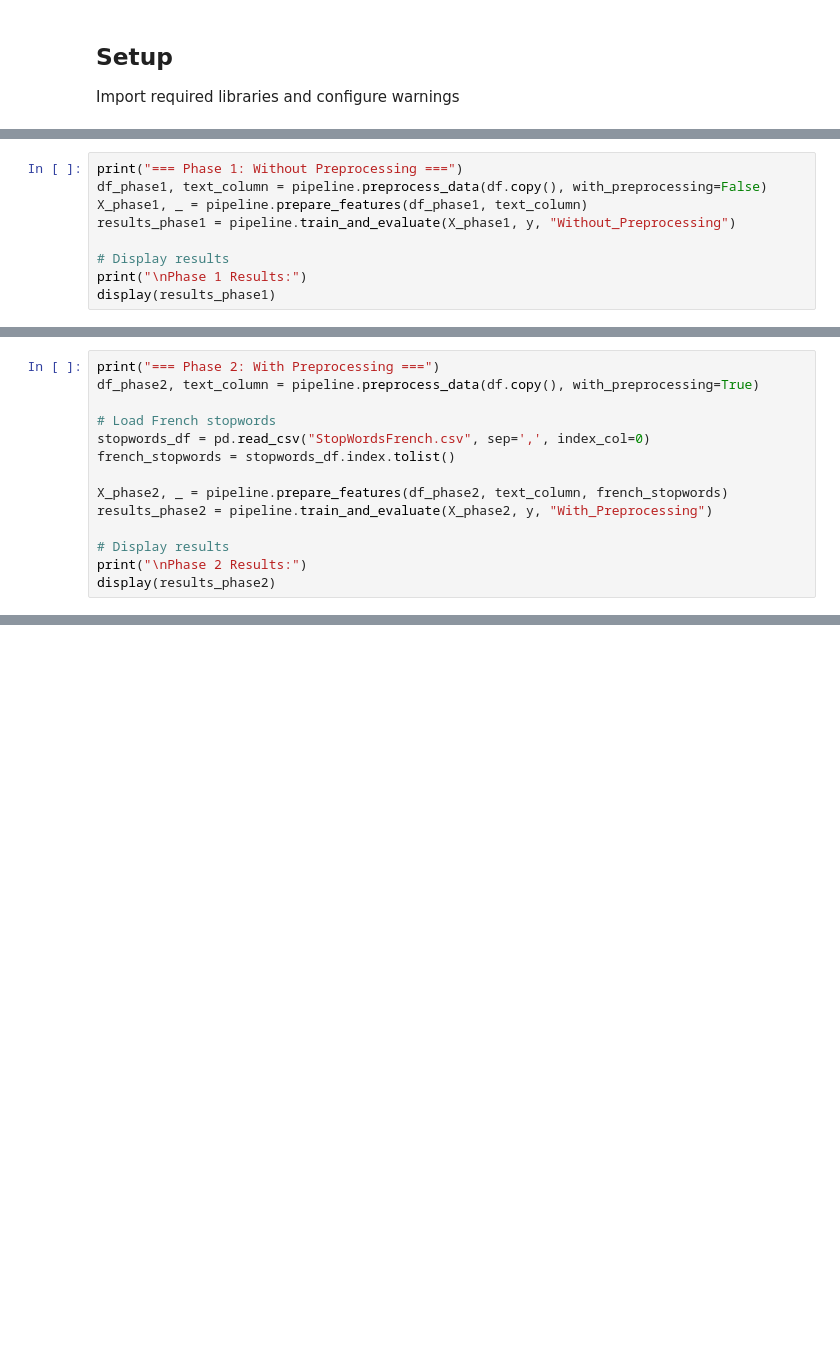
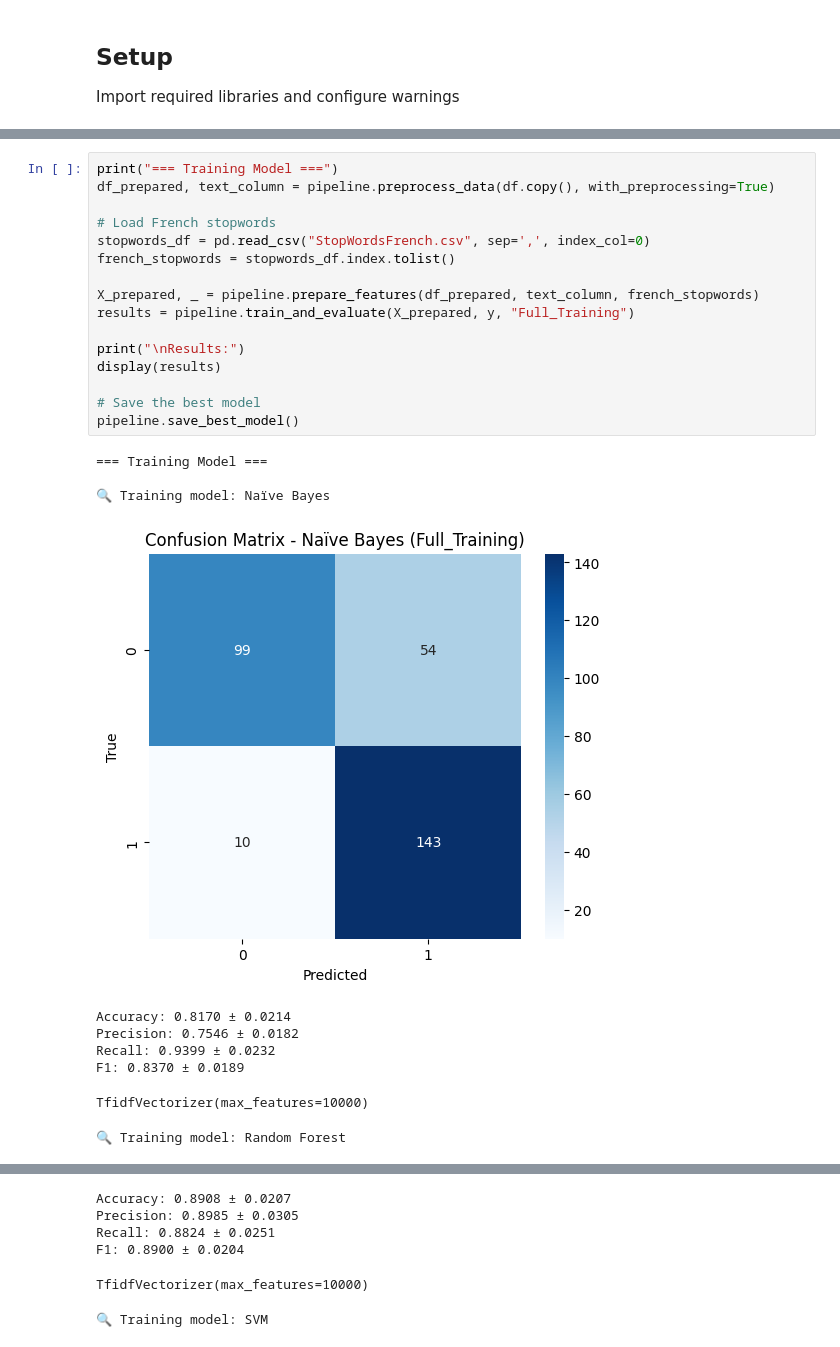
Before and after one commit to NinaShine/Machine_learning, a Jupyter notebook: Projet/pipeline_task1.ipynb, the cells around one changed output, grey strips where cells are left out. Saved outputs shown, nothing was run; the diff lists cells and outputs as text; blank space fills up the shorter version.

```diff
--- a/Projet/pipeline_task1.ipynb
+++ b/Projet/pipeline_task1.ipynb
@@ -215,9 +227,0 @@ Process and evaluate models using basic preprocessing
-# %%
-print("=== Phase 1: Without Preprocessing ===")
-df_phase1, text_column = pipeline.preprocess_data(df.copy(), with_preprocessing=False)
-X_phase1, _ = pipeline.prepare_features(df_phase1, text_column)
-results_phase1 = pipeline.train_and_evaluate(X_phase1, y, "Without_Preprocessing")
-
-# Display results
-print("\nPhase 1 Results:")
-display(results_phase1)
@@ -283,14 +230,27 @@ Process and evaluate models using advanced preprocessing techniques
 # %%
-print("=== Phase 2: With Preprocessing ===")
-df_phase2, text_column = pipeline.preprocess_data(df.copy(), with_preprocessing=True)
+print("=== Training Model ===")
+df_prepared, text_column = pipeline.preprocess_data(df.copy(), with_preprocessing=True)
 
 # Load French stopwords
 stopwords_df = pd.read_csv("StopWordsFrench.csv", sep=',', index_col=0)
 french_stopwords = stopwords_df.index.tolist()
 
-X_phase2, _ = pipeline.prepare_features(df_phase2, text_column, french_stopwords)
-results_phase2 = pipeline.train_and_evaluate(X_phase2, y, "With_Preprocessing")
+X_prepared, _ = pipeline.prepare_features(df_prepared, text_column, french_stopwords)
+results = pipeline.train_and_evaluate(X_prepared, y, "Full_Training")
 
-# Display results
-print("\nPhase 2 Results:")
-display(results_phase2)
+print("\nResults:")
+display(results)
+
+# Save the best model
+pipeline.save_best_model()
+# %% [output]
+=== Training Model ===
+
+🔍 Training model: Naïve Bayes
+[figure, added]
+Accuracy: 0.8170 ± 0.0214
+Precision: 0.7546 ± 0.0182
+Recall: 0.9399 ± 0.0232
+F1: 0.8370 ± 0.0189
+TfidfVectorizer(max_features=10000)
+🔍 Training model: Random Forest
@@ -296,0 +258,6 @@ display(results_phase2)
+Accuracy: 0.8908 ± 0.0207
+Precision: 0.8985 ± 0.0305
+Recall: 0.8824 ± 0.0251
+F1: 0.8900 ± 0.0204
+TfidfVectorizer(max_features=10000)
+🔍 Training model: SVM
```
Also changed, not shown: parts of 14 cells of this notebook, 9 other files.
